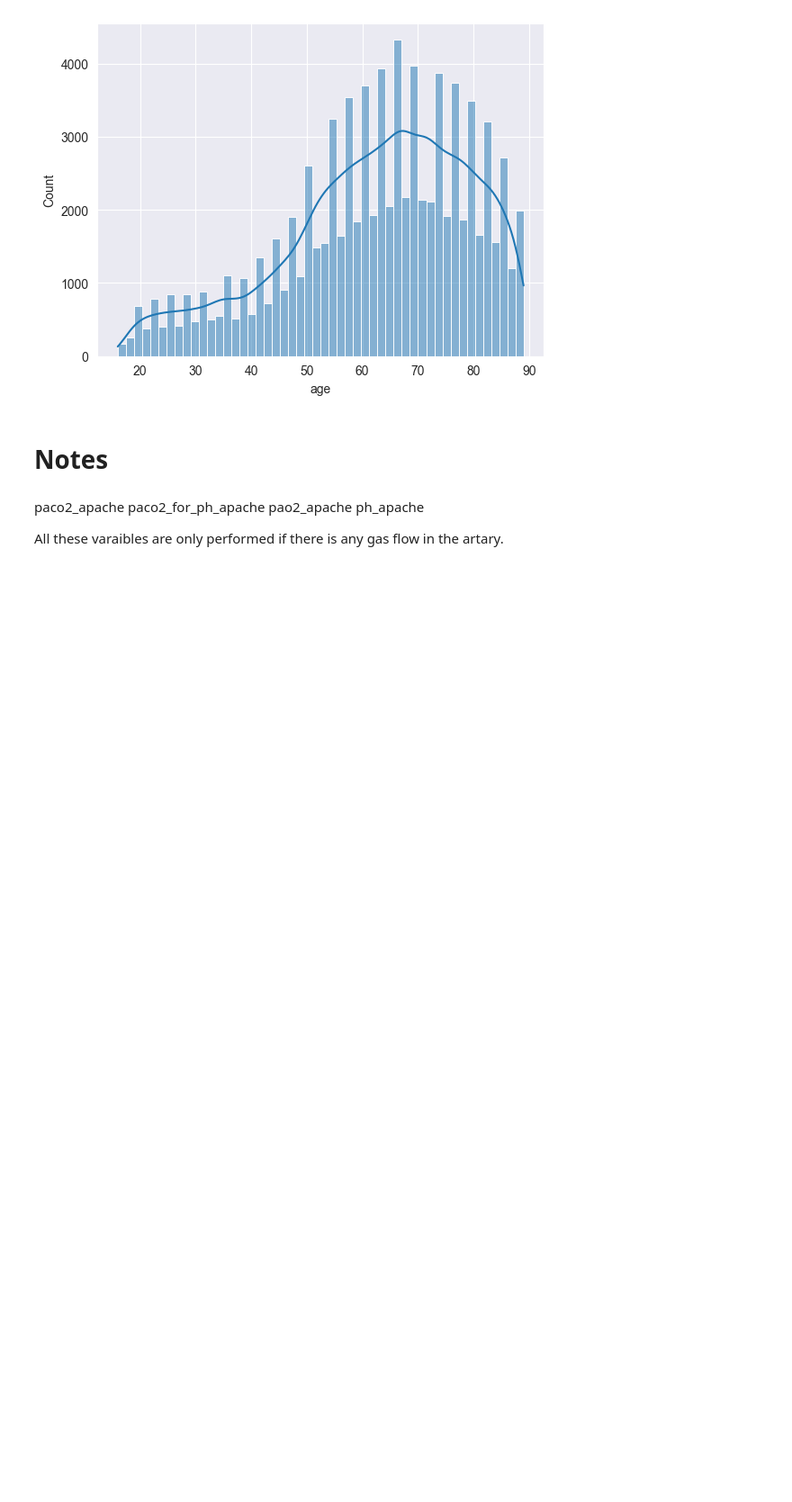
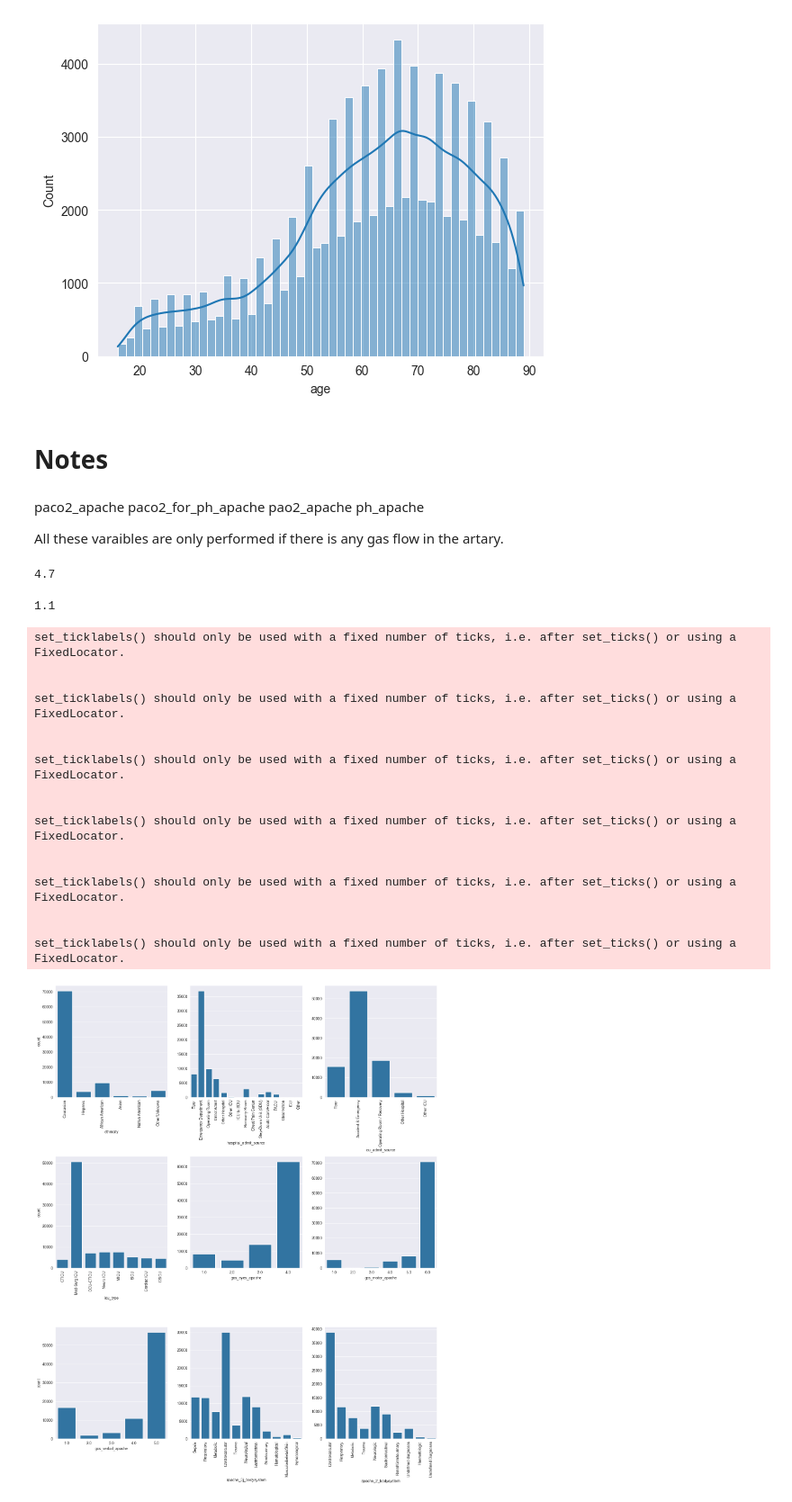
Before and after one commit to BVishal-Geek/Patient-Survival-Prediction---Dash-Visualization, a Jupyter notebook: src/main.ipynb, the cells around one changed output. Shown at 90% size. Cells and saved outputs as stored; diff of their text form; code cells hidden in the pictures; blank space fills up the shorter version.

```diff
--- a/src/main.ipynb
+++ b/src/main.ipynb
@@ -97,3 +104,43 @@ def vishal():
     pass
 # %%
 #Vishal
+# %%
+df['h1_albumin_max'].max()
+# %% [output]
+4.7
+# %%
+df['h1_albumin_max'].min()
+# %% [output]
+1.1
+# %%
+import math
+cols_selected = [col for col in df.columns if 3 < df[col].nunique() <= 15]
+col_vert = ['ethnicity', 'hospital_admit_source', 'icu_admit_source', 'icu_type', 'apache_3j_bodysystem', 'apache_2_bodysystem']
+nrows = math.ceil(len(cols_selected)/3)
+fig, ax = plt.subplots(nrows, 3, figsize = (15, 6.2 * nrows), sharey = False)
+for i in range(len(cols_selected)):
+    countplot = sns.countplot(data = df, x = cols_selected[i], ax = ax[i//3, i%3])
+    if cols_selected[i] in col_vert:
+        countplot.set_xticklabels(countplot.get_xticklabels(), rotation = 90)
+    if i%3 != 0:
+        ax[i//3, i%3].set_ylabel(" ")
+plt.tight_layout()
+plt.show()
+# %% [output]
+set_ticklabels() should only be used with a fixed number of ticks, i.e. after set_ticks() or using a FixedLocator.
+
+
+set_ticklabels() should only be used with a fixed number of ticks, i.e. after set_ticks() or using a FixedLocator.
+
+
+set_ticklabels() should only be used with a fixed number of ticks, i.e. after set_ticks() or using a FixedLocator.
+
+
+set_ticklabels() should only be used with a fixed number of ticks, i.e. after set_ticks() or using a FixedLocator.
+
+
+set_ticklabels() should only be used with a fixed number of ticks, i.e. after set_ticks() or using a FixedLocator.
+
+
+set_ticklabels() should only be used with a fixed number of ticks, i.e. after set_ticks() or using a FixedLocator.
+[figure, added]
```
Also changed, not shown: parts of 18 cells of this notebook.
